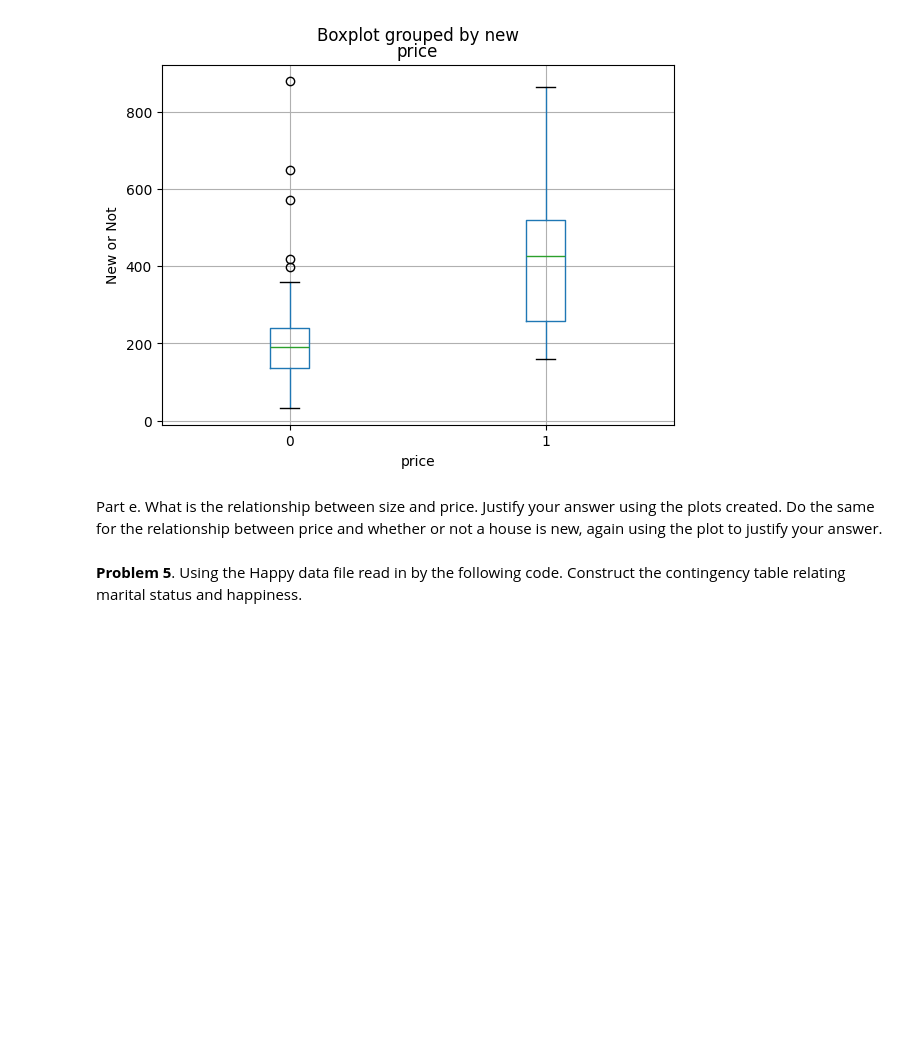
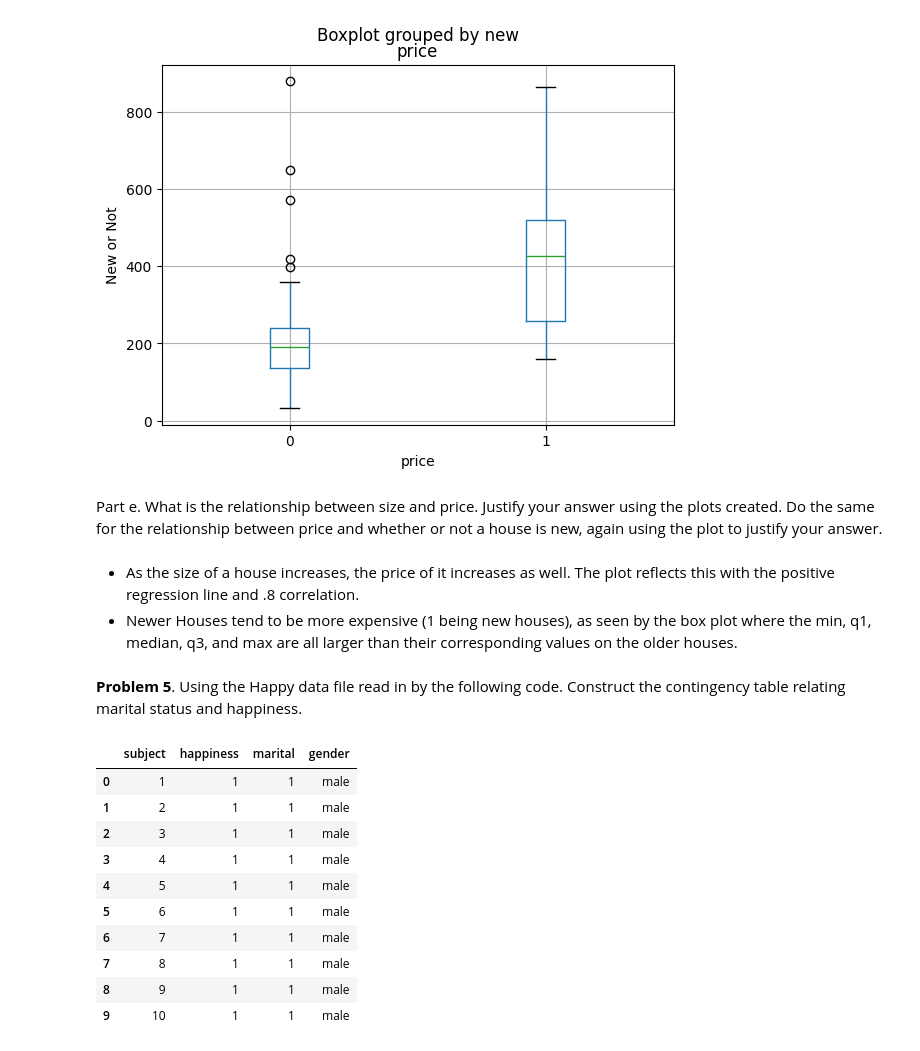
Before and after one commit to CrYngeMania/Stat220-Homework, a Jupyter notebook: Assignments/Stat_220_HW1.ipynb, the cells around one changed output. Cells and saved outputs as stored; diff of their text form; code cells hidden in the pictures; blank space fills up the shorter version.

```diff
--- a/Assignments/Stat_220_HW1.ipynb
+++ b/Assignments/Stat_220_HW1.ipynb
@@ -164,7 +164,23 @@ plt.show()
 [figure]
 # %% [markdown]
 Part e. What is the relationship between size and price.  Justify your answer using the plots created. Do the same for the relationship between price and whether or not a house is new, again using the plot to justify your answer.
+# %% [markdown]
+* As the size of a house increases, the price of it increases as well. The plot reflects this with the positive regression line and .8 correlation.
+* Newer Houses tend to be more expensive (1 being new houses), as seen by the box plot where the min, q1, median, q3, and max are all larger than their corresponding values on the older houses.
 # %% [markdown]
 **Problem 5**. Using the Happy data file read in by the following code. Construct the contingency table relating marital status and happiness.
 # %%
 happy = pd.read_csv("https://stat4ds.rwth-aachen.de/data/Happy.dat",sep=r'\s+')
+happy.head(10)
+# %% [output]
+|  | subject | happiness | marital | gender |
+| 0 | 1 | 1 | 1 | male |
+| 1 | 2 | 1 | 1 | male |
+| 2 | 3 | 1 | 1 | male |
+| 3 | 4 | 1 | 1 | male |
+| 4 | 5 | 1 | 1 | male |
+| 5 | 6 | 1 | 1 | male |
+| 6 | 7 | 1 | 1 | male |
+| 7 | 8 | 1 | 1 | male |
+| 8 | 9 | 1 | 1 | male |
+| 9 | 10 | 1 | 1 | male |
```
Also changed, not shown: parts of 2 cells of this notebook.
